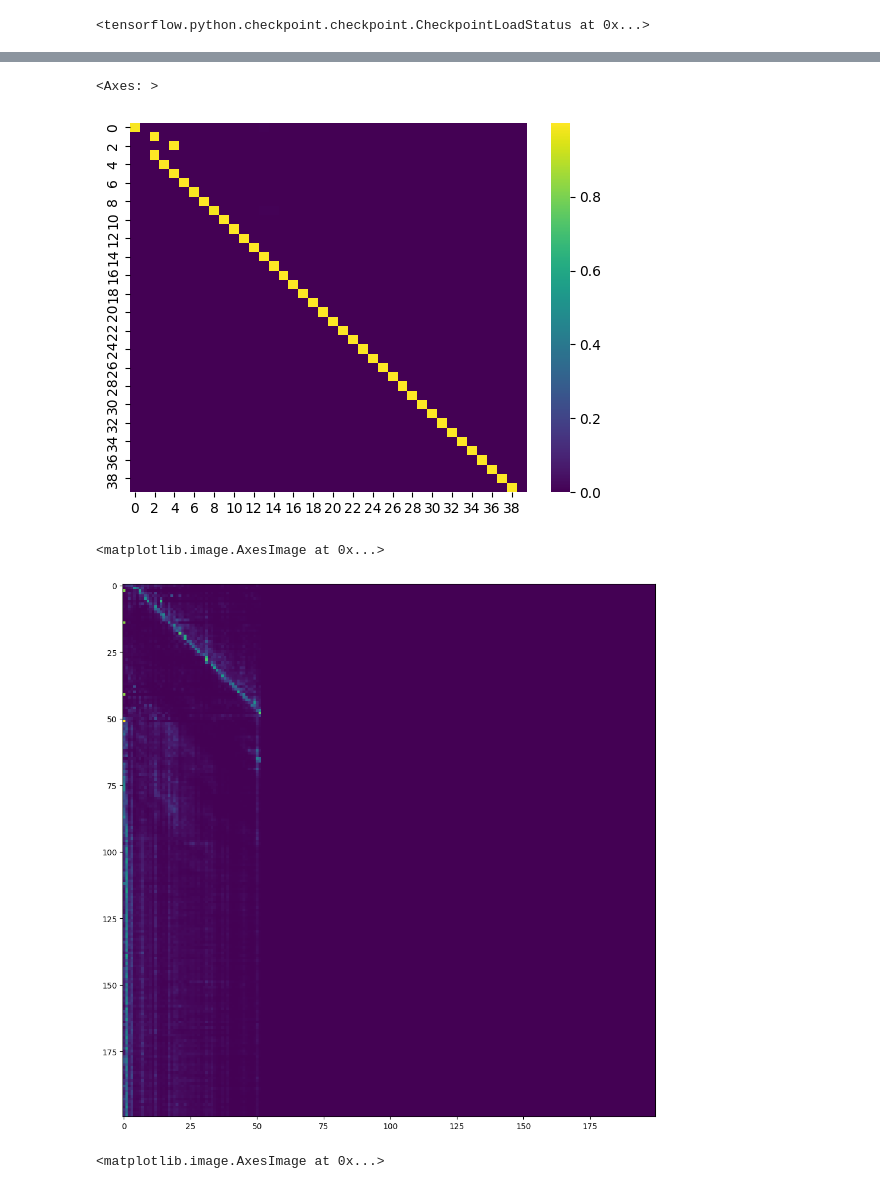
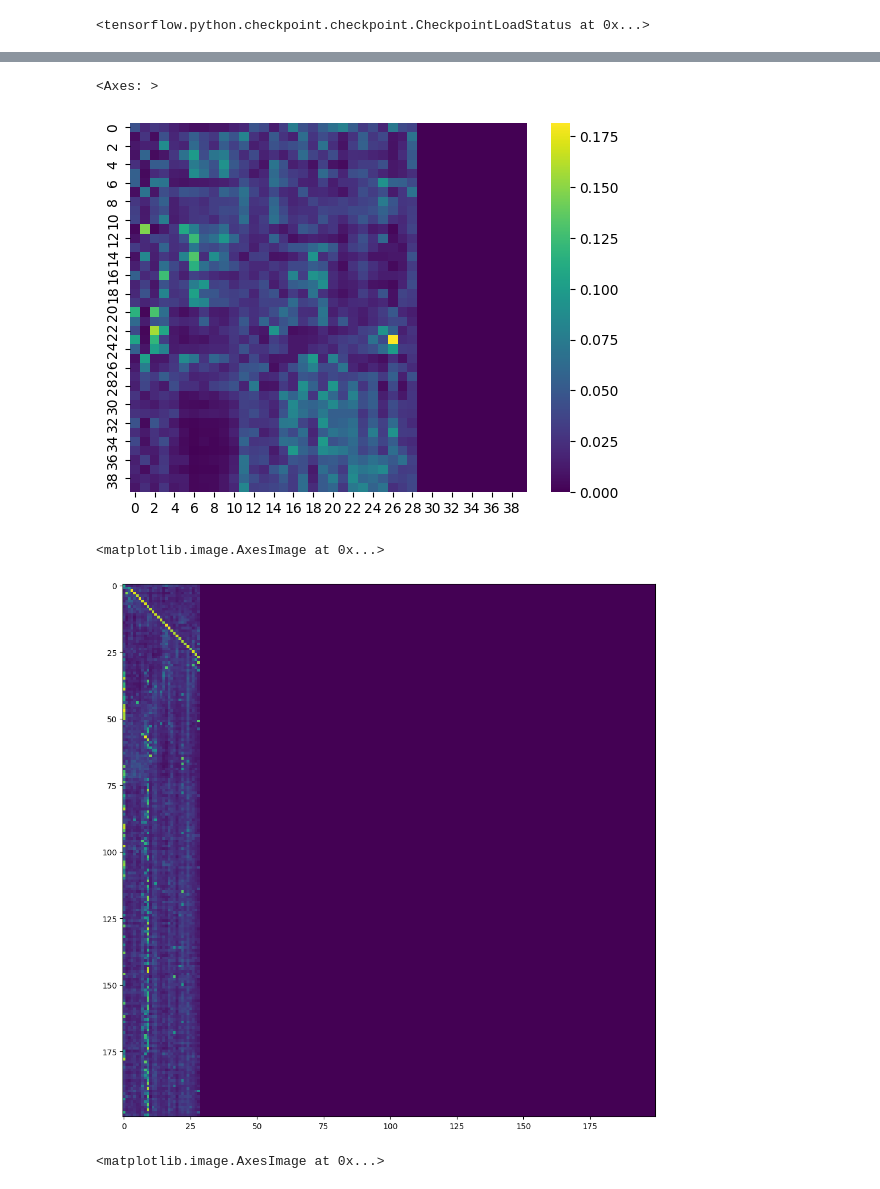
Before and after one commit to pop756/QM, a Jupyter notebook: BERT_process_SMILE.ipynb, the cells around one changed output, grey strips where cells are left out. Cells and saved outputs as stored; diff of their text form; code cells hidden in the pictures.

```diff
--- a/BERT_process_SMILE.ipynb
+++ b/BERT_process_SMILE.ipynb
@@ -607,7 +788,7 @@ from tensorflow.keras.layers import Embedding
 
 inputs = Input(shape = (200,),dtype=tf.int32)
 mask = Input(shape = (16), dtype=tf.int32)
-outputs = BERT_tensor(256,6,1024,len(molecule_dictionary))(inputs,mask,pretrain=True)
+outputs = custom_layers.BERT_tensor_small(256,8,1024,len(molecule_dictionary))(inputs,mask,pretrain=True)
 #outputs = BERT_tensor(256,6,1024,121)(inputs,mask,pretrain=True)
 
 model = Model(inputs = [inputs,mask], outputs = [outputs])
@@ -678,7 +863,7 @@ model.layers[2].embedding.set_weights(paras[248:250])
 for i in range(8):
     model.layers[2].encoder[i].set_weights(paras[31*i:31*(i+1)])
 # %%
-model.load_weights('./BERT/SMILE/small_tensor_Random_ZINC_L_model_weights')
+model.load_weights('./BERT/SMILE/Most_small_tensor_Random_ZINC_L_model_weights')
 # %% [output]
 <tensorflow.python.checkpoint.checkpoint.CheckpointLoadStatus at 0x...>
 # %%
@@ -688,7 +873,7 @@ size = 300000
 for k in range(1):
         for i in range(0,int(len(embedding_word)/size)):
                 if k == 0:
-                        i = i + 8
+                        i = i + 11
                 if i == int(len(embedding_word)/size):
                         break
                 if i <10:
@@ -744,5 +929,5 @@ for k in range(1):
                         else:
                                 model.fit([np.array(random_value),np.array(inputs2)],np.array(output,dtype = int),epochs=1,batch_size=32,callbacks = [early_stopping_cb])
                         print(model.optimizer.lr)
-                        model.save_weights('./BERT/SMILE/small_tensor_Random_ZINC_L_model_weights')
+                        model.save_weights('./BERT/SMILE/Most_small_tensor_Random_ZINC_L_model_weights')
 # %% [output]
@@ -778,9 +965,0 @@ KeyboardInterrupt:
-# %%
-from Module.custom_layers import Attention_mask
-
-hidden,mask = model.layers[2].embedding(random_value[:10])
-mask = Attention_mask(mask)
-index = 2
-for i in range(index):
-    hidden = model.layers[2].encoder[i](hidden,mask)
-_,output = model.layers[2].encoder[index].att(hidden,mask)
@@ -787,18 +969,18 @@ _,output = model.layers[2].encoder[index].att(hidden,mask)
 # %%
 import matplotlib.pyplot as plt
 import seaborn as sns
-sns.heatmap(output[4][4][0:40,0:40], cmap='viridis', fmt=".2f")
+sns.heatmap(output[3][6][0:40,0:40], cmap='viridis', fmt=".2f")
 # %% [output]
 <Axes: >
-[figure, old version]
+[figure, new version]
 # %%
 import matplotlib.pyplot as plt
 import seaborn as sns
 plt.figure(figsize=(24,12))
-plt.imshow(tf.reduce_mean(output[5][:2],axis=0), cmap='viridis')
+plt.imshow(tf.reduce_mean(output[5][2:],axis=0), cmap='viridis')
 # %% [output]
 <matplotlib.image.AxesImage at 0x...>
-[figure, old version]
+[figure, new version]
 # %%
 import matplotlib.pyplot as plt
 import seaborn as sns
```
Also changed, not shown: parts of 23 cells of this notebook, 6 other files.
